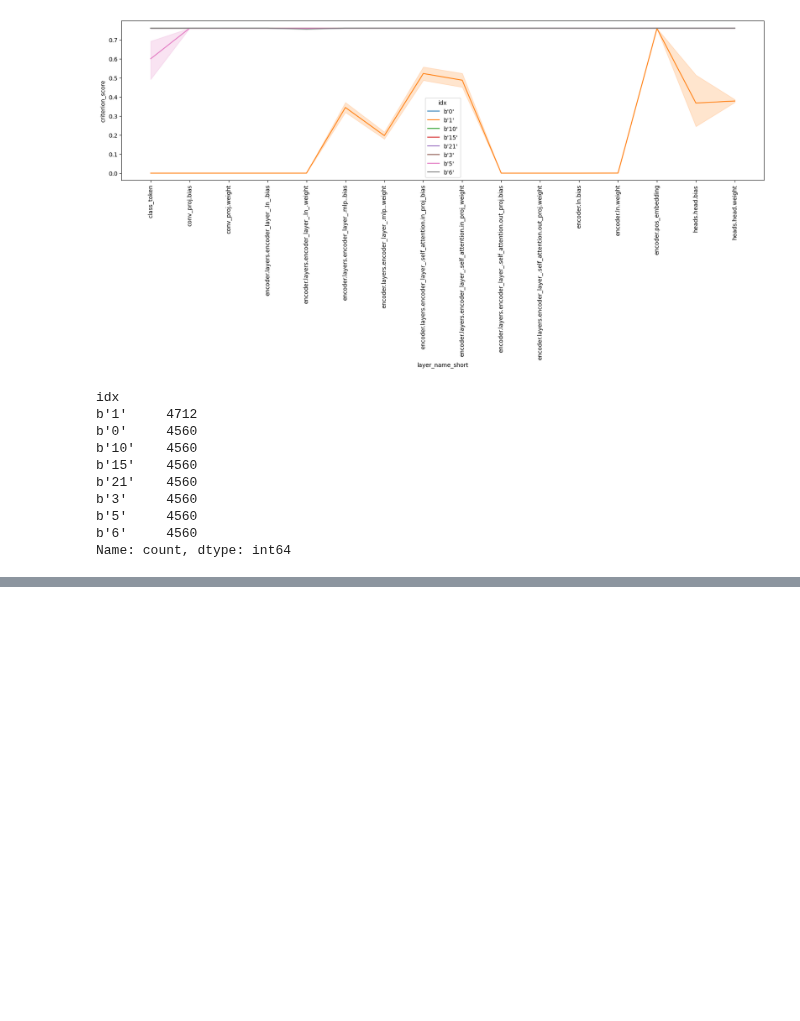
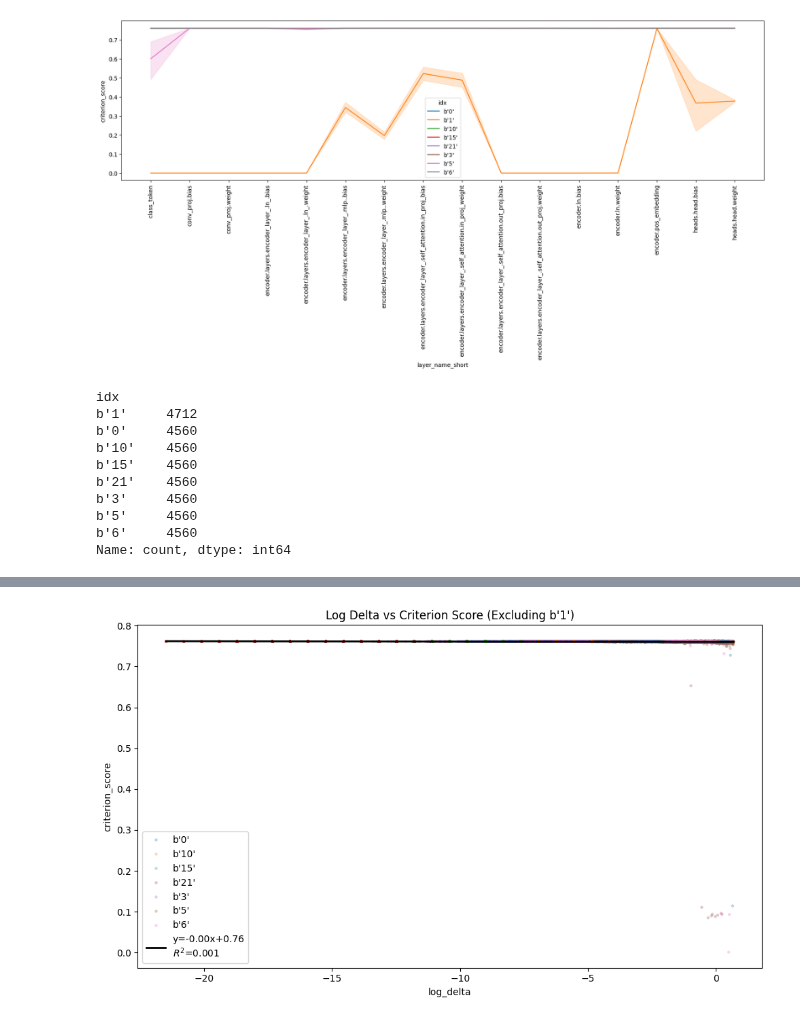
Before and after one commit to wd7512/seu-injection-framework, a Jupyter notebook: Research/results_analysis_final.ipynb, the cells around one changed output, grey strips where cells are left out. Cells and saved outputs as stored; diff of their text form; code cells hidden in the pictures; blank space fills up the shorter version.

```diff
--- a/Research/results_analysis_final.ipynb
+++ b/Research/results_analysis_final.ipynb
@@ -242,0 +133,27 @@ plt.show()
+# %%
+# Filter out b'1' from idx
+df_filtered = df[df["idx"] != b'1']
+
+# Recompute regression
+X_filt = df_filtered["log_delta"].values.reshape(-1, 1)
+y_filt = df_filtered["criterion_score"].values
+reg_filt = LinearRegression().fit(X_filt, y_filt)
+y_pred_filt = reg_filt.predict(X_filt)
+r2_filt = r2_score(y_filt, y_pred_filt)
+slope_filt = reg_filt.coef_[0]
+intercept_filt = reg_filt.intercept_
+
+# Plot
+plt.figure(figsize=(10, 6))
+sns.scatterplot(data=df_filtered, x="log_delta", y="criterion_score", hue="idx", alpha=0.3, s=10, linewidth=0)
+
+# Overlay regression line
+sns.lineplot(x=df_filtered["log_delta"], y=y_pred_filt, color='black', linewidth=2,
+             label=f"y={slope_filt:.2f}x+{intercept_filt:.2f}\n$R^2$={r2_filt:.3f}")
+
+plt.title("Log Delta vs Criterion Score (Excluding b'1')")
+plt.legend()
+plt.tight_layout()
+plt.show()
+# %% [output]
+[figure, added]
```
Also changed, not shown: parts of 3 cells of this notebook, 2 other files.
